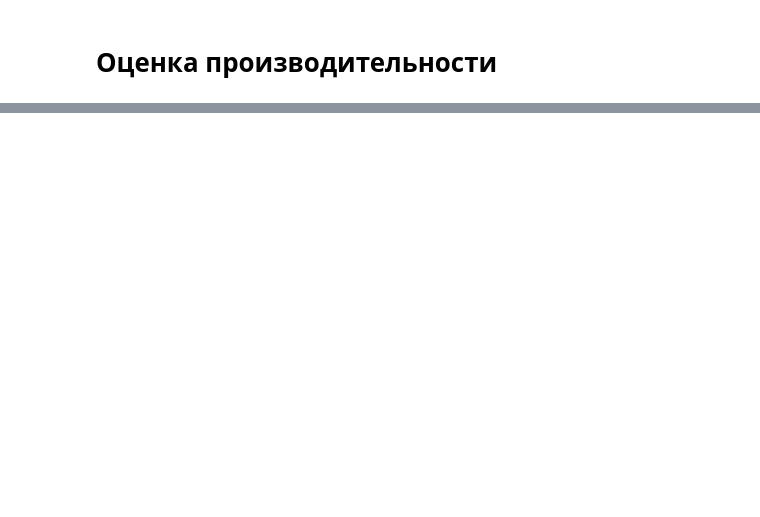
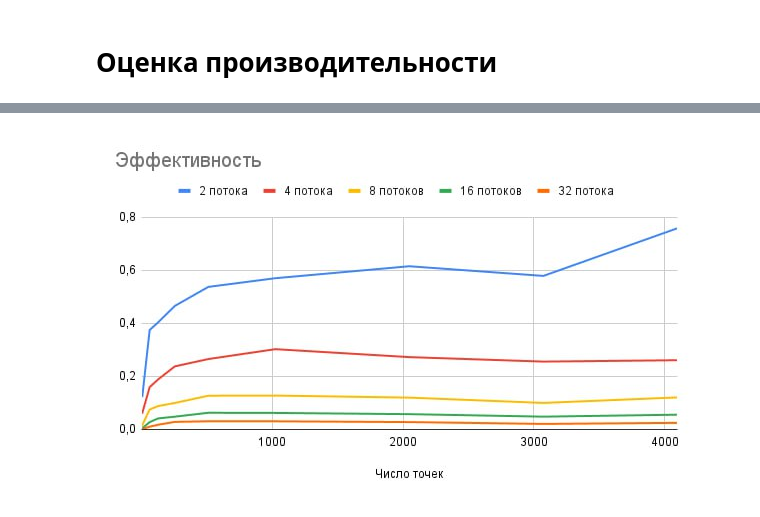
Before and after one commit to yualapshina/distrib-lab1, a Jupyter notebook: distrib_lab1_env.ipynb, the cells around one changed output, grey strips where cells are left out. Cells and saved outputs as stored; diff of their text form; code cells hidden in the pictures; blank space fills up the shorter version.

```diff
--- a/distrib_lab1_env.ipynb
+++ b/distrib_lab1_env.ipynb
@@ -148,0 +156,4 @@ HTML(animation.to_html5_video())
+# %%
+Image('distrib-lab1/pictures/efficiency.jpeg')
+# %% [output]
+[figure, added]
```
Also changed, not shown: parts of 10 cells of this notebook.
